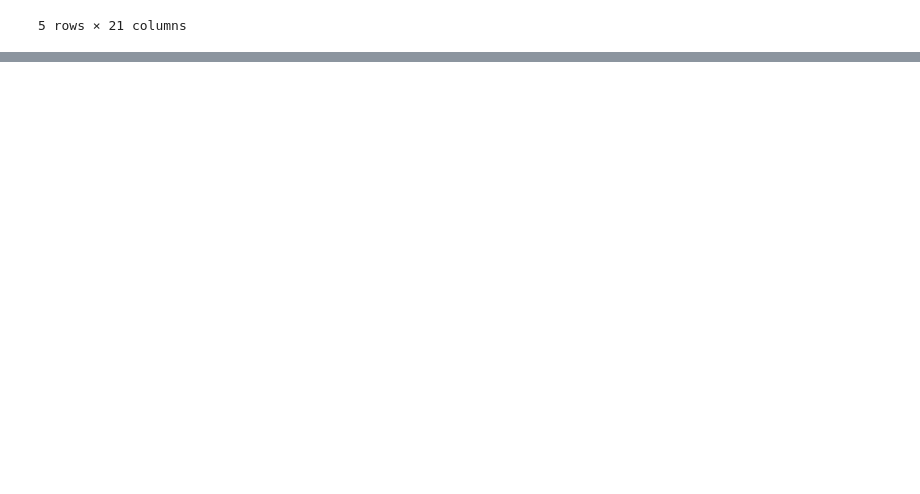
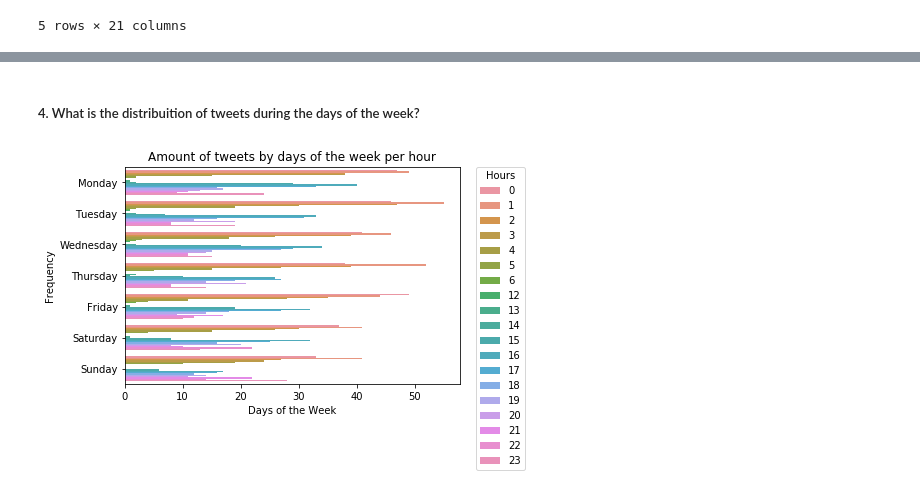
Before and after one commit to ordepzero/weratedogs_tweet_analysis, a Jupyter notebook: wrangle_act.ipynb, the cells around one changed output, grey strips where cells are left out. Drawn from its saved outputs; the diff is of its cells as text; code cells hidden in the pictures; blank space fills up the shorter version.

```diff
--- a/wrangle_act.ipynb
+++ b/wrangle_act.ipynb
@@ -577,0 +694,10 @@ Text(0.5, 1.0, 'Amount of retweets by user')
+# %% [markdown]
+##### 4. What is the distribuition of tweets during the days of the week?
+# %%
+ax = sns.countplot(y=result['weekday'],hue=result['hour'],order=['Monday','Tuesday','Wednesday','Thursday','Friday','Saturday','Sunday'])
+ax.set(xlabel='Days of the Week', ylabel='Frequency')
+ax.set_title('Amount of tweets by days of the week per hour')
+l = ax.legend(bbox_to_anchor=(1.05, 1), loc=2, borderaxespad=0.)
+l.set_title('Hours')
+# %% [output]
+[figure, added]
```
Also changed, not shown: parts of 40 cells of this notebook.
